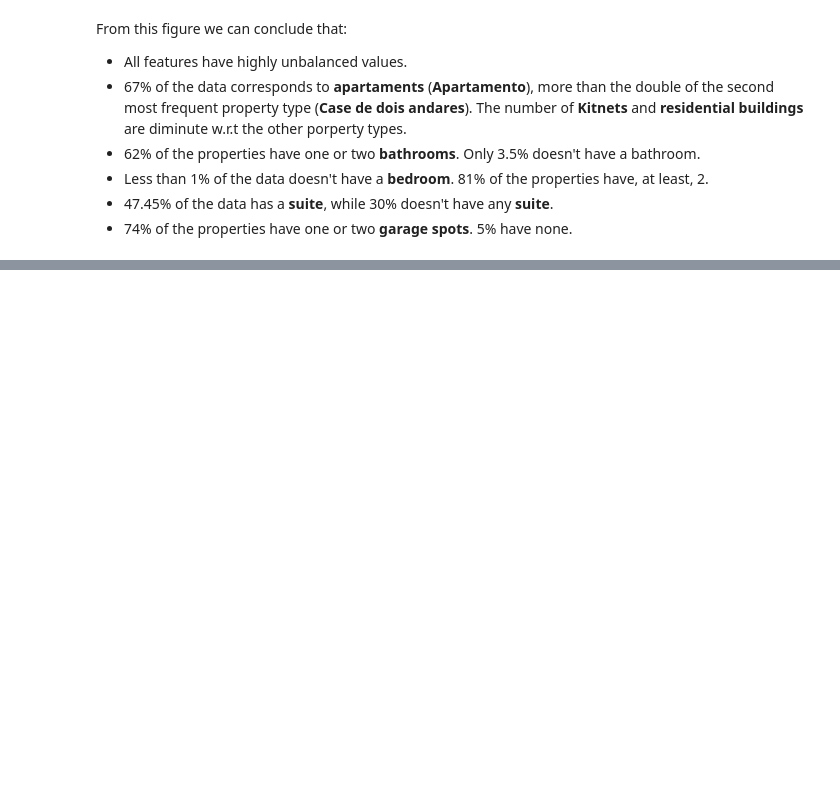
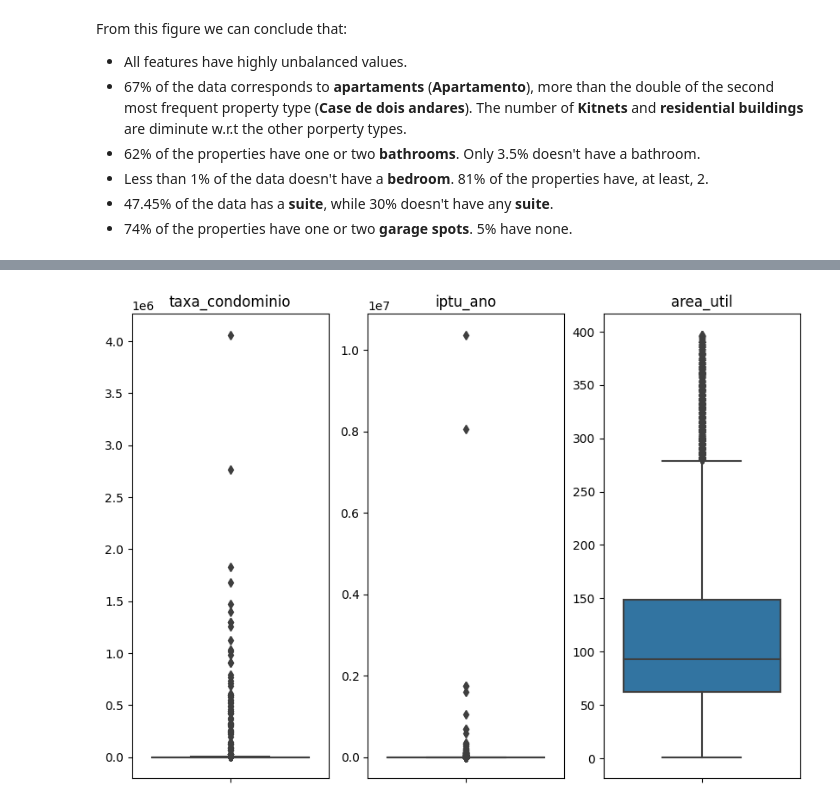
Before and after one commit to TheCamilovisk/HousePricePredictionApp, a Jupyter notebook: notebooks/02-exploratory-data-analysis.ipynb, the cells around one changed output, grey strips where cells are left out. Saved outputs shown, nothing was run; the diff lists cells and outputs as text; code cells hidden in the pictures; blank space fills up the shorter version.

```diff
--- a/notebooks/02-exploratory-data-analysis.ipynb
+++ b/notebooks/02-exploratory-data-analysis.ipynb
@@ -273,0 +278,9 @@ From this figure we can conclude that:
+# %%
+_, axs = plt.subplots(ncols=3, figsize=(10, 7))
+
+for ax, col in zip(axs, ("taxa_condominio", "iptu_ano", "area_util")):
+    sns.boxplot(y=col, data=sp_house_price, ax=ax)
+    ax.set_ylabel("")
+    ax.set_title(col);
+# %% [output]
+[figure, added]
```
Also changed, not shown: parts of 8 cells of this notebook.
